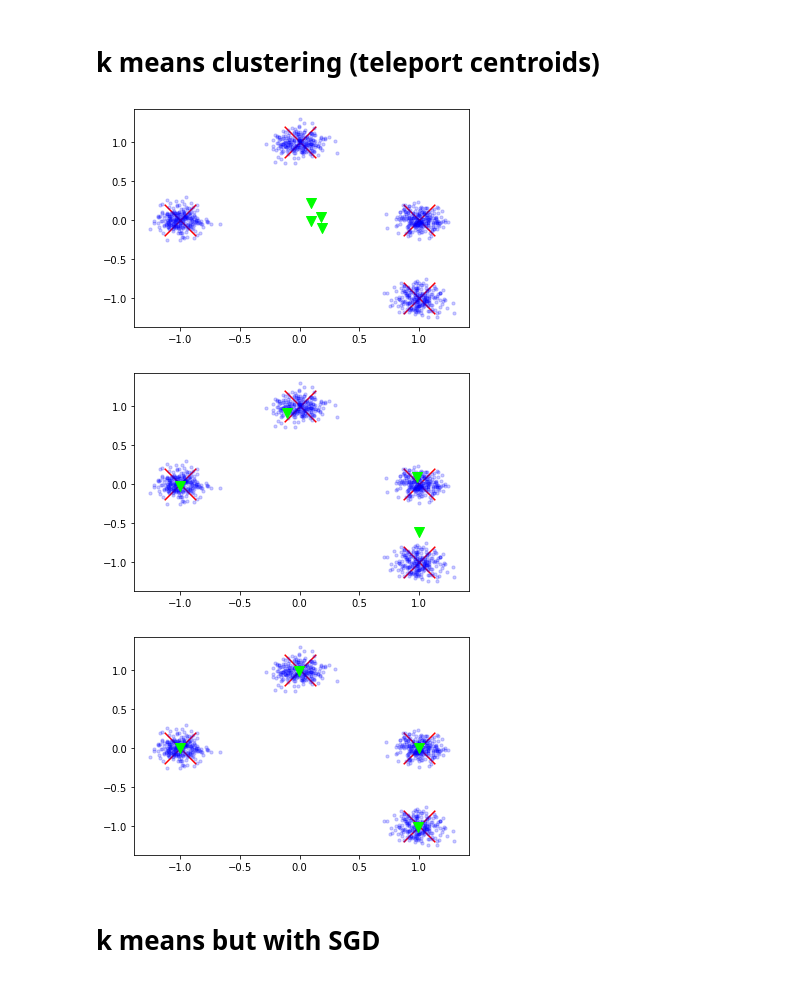
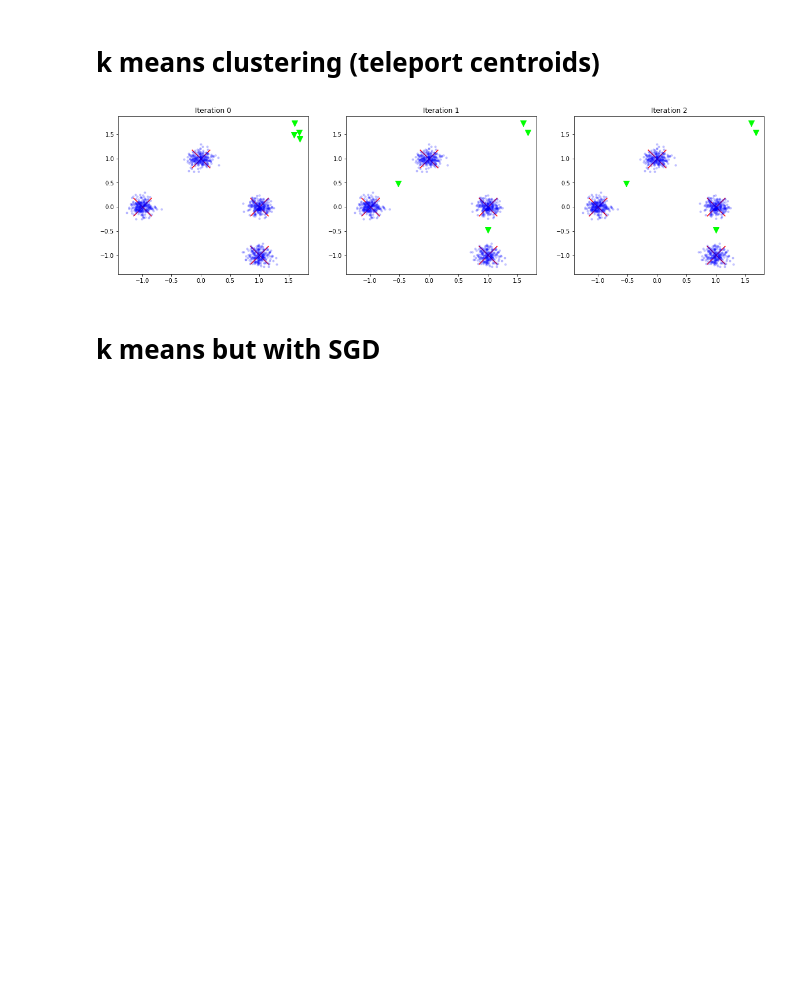
Before and after one commit to akarshkumar0101/transformer-memory, a Jupyter notebook: k_means.ipynb, the cells around one changed output. Drawn from its saved outputs; the diff is of its cells as text; code cells hidden in the pictures; blank space fills up the shorter version.

```diff
--- a/k_means.ipynb
+++ b/k_means.ipynb
@@ -29,23 +29,27 @@ plt.scatter(*x.T, marker='o', color=(0, 0, 1., 0.2), s=10)
 # k means clustering (teleport centroids)
 # %%
 np.random.seed(0)
-theta = np.random.randn(4, 2)/10.
+theta = np.random.randn(4, 2)/10.+1.5
 
 x = generate_data(1000)
 
+plt.figure(figsize=(20, 5))
 for i in range(3):
+    plt.subplot(1, 3, i+1)
+    plt.title(f'Iteration {i}')
     plt.scatter(*means.T, marker='x', color='r', s=1000)
     plt.scatter(*x.T, marker='o', color=(0, 0, 1., 0.2), s=10)
     plt.scatter(*theta.T, marker='v', color=(0, 1., 0, 1.), s=100)
-    plt.show()
 
     dists = np.linalg.norm(theta[:, None, :]-x, axis=-1)
     idx = dists.argmin(axis=0)
-    theta = np.stack([x[idx==i].mean(axis=0) for i in range(len(theta))], axis=0)
+
+    target = np.stack([x[idx==i].mean(axis=0) if (idx==i).sum()>0 else ti for i, ti in enumerate(theta)], axis=0)
+    theta = target
+
+plt.show()
 # %% [output]
-[figure, old version]
+[figure, new version]
-[figure, removed]
-[figure, removed]
 # %% [markdown]
 # k means but with SGD
 # %%
```
Also changed, not shown: parts of 5 cells of this notebook, 1 other file.
